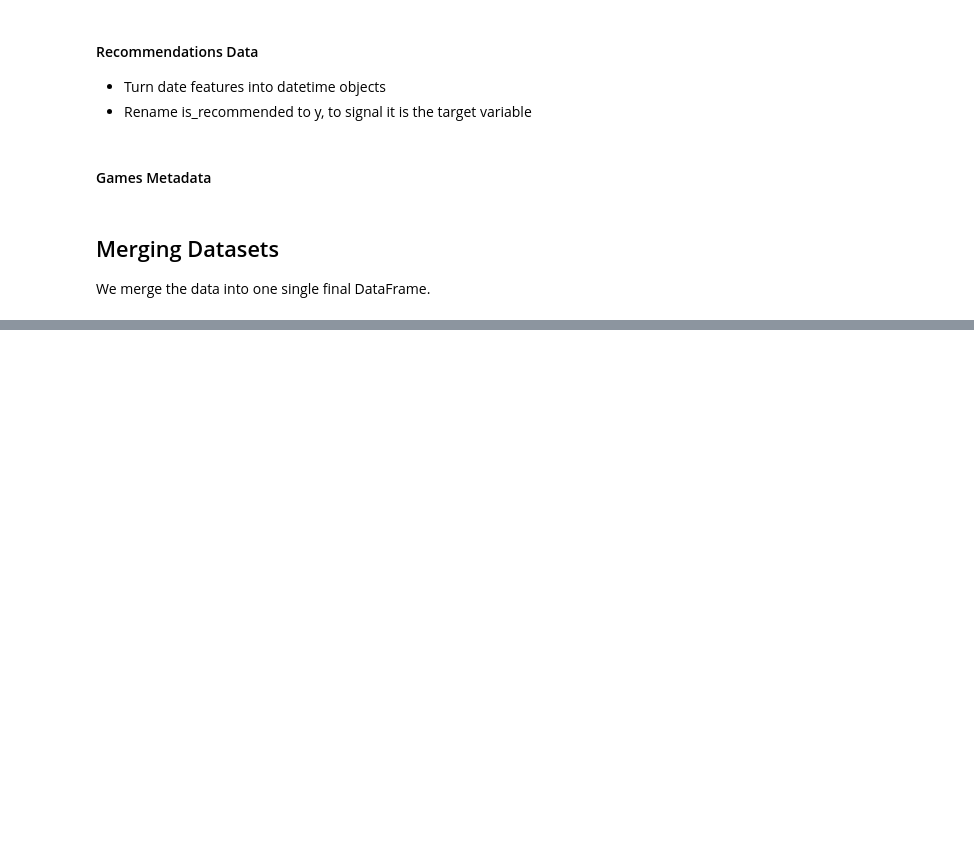
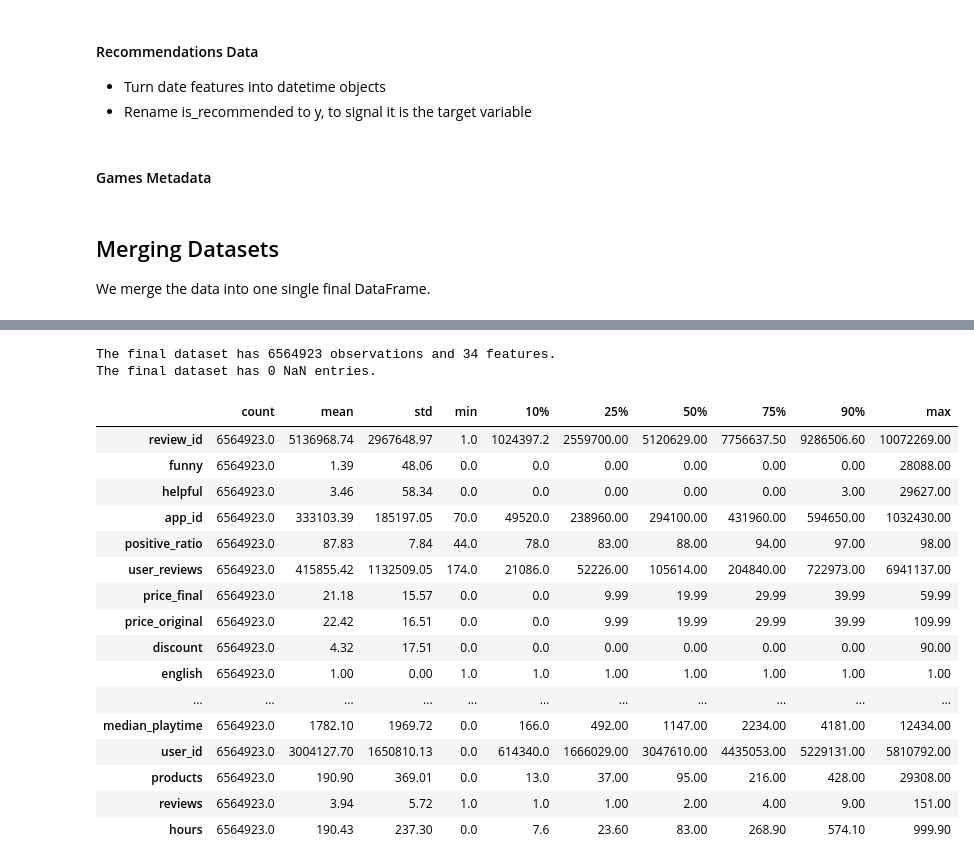
Before and after one commit to JohannesRahn/MachineLearningGroupProject, a Jupyter notebook: a_csv_creation.ipynb, the cells around one changed output, grey strips where cells are left out. Drawn from its saved outputs; the diff is of its cells as text; code cells hidden in the pictures; blank space fills up the shorter version.

```diff
--- a/a_csv_creation.ipynb
+++ b/a_csv_creation.ipynb
@@ -260,0 +283,13 @@ final_df = recs_df.merge(df_users, how="inner", on = "user_id")
+# %%
+# Rearrange Columns
+final_df = final_df.reindex(columns = ["review_id", "y", "date", "funny", "helpful",
+                                       "app_id", "title", "date_release", "rating",
+                                       "positive_ratio", "user_reviews", "win", "mac", "linux",
+                                       "price_final", "price_original", "discount", "description",
+                                       "tags", 'english', 'developer', 'publisher', 'required_age',
+                                       'genres', 'steamspy_tags','achievements', 'average_playtime',
+                                       'median_playtime', "owners", "steam_deck",
+                                       "user_id", "products", "reviews", "hours"])
+
+# Sort by Review ID
+final_df.sort_values(by=["review_id"], inplace = True)
@@ -260,0 +305,30 @@ final_df = recs_df.merge(df_users, how="inner", on = "user_id")
+# %%
+# Number of Observations and Features
+print(f"The final dataset has \033[1m{final_df.shape[0]} observations\033[0m and \033[1m{final_df.shape[1]} features.\033[0m")
+
+# Number of Missing Valyes
+print(f"The final dataset has \033[1m{final_df.isna().sum().sum()} NaN entries.\033[0m")
+# %% [output]
+The final dataset has 6564923 observations and 34 features.
+The final dataset has 0 NaN entries.
+# %%
+# General DataFrame Description
+final_df.describe(percentiles=[.1, .25, .5, .75, .9]).round(2).T
+# %% [output]
+|  | count | mean | std | min | 10% | 25% | 50% | 75% | 90% | max |
+| review_id | 6564923.0 | 5136968.74 | 2967648.97 | 1.0 | 1024397.2 | 2559700.00 | 5120629.00 | 7756637.50 | 9286506.60 | 10072269.00 |
+| funny | 6564923.0 | 1.39 | 48.06 | 0.0 | 0.0 | 0.00 | 0.00 | 0.00 | 0.00 | 28088.00 |
+| helpful | 6564923.0 | 3.46 | 58.34 | 0.0 | 0.0 | 0.00 | 0.00 | 0.00 | 3.00 | 29627.00 |
+| app_id | 6564923.0 | 333103.39 | 185197.05 | 70.0 | 49520.0 | 238960.00 | 294100.00 | 431960.00 | 594650.00 | 1032430.00 |
+| positive_ratio | 6564923.0 | 87.83 | 7.84 | 44.0 | 78.0 | 83.00 | 88.00 | 94.00 | 97.00 | 98.00 |
+| user_reviews | 6564923.0 | 415855.42 | 1132509.05 | 174.0 | 21086.0 | 52226.00 | 105614.00 | 204840.00 | 722973.00 | 6941137.00 |
+| price_final | 6564923.0 | 21.18 | 15.57 | 0.0 | 0.0 | 9.99 | 19.99 | 29.99 | 39.99 | 59.99 |
+| price_original | 6564923.0 | 22.42 | 16.51 | 0.0 | 0.0 | 9.99 | 19.99 | 29.99 | 39.99 | 109.99 |
+| discount | 6564923.0 | 4.32 | 17.51 | 0.0 | 0.0 | 0.00 | 0.00 | 0.00 | 0.00 | 90.00 |
+| english | 6564923.0 | 1.00 | 0.00 | 1.0 | 1.0 | 1.00 | 1.00 | 1.00 | 1.00 | 1.00 |
+| ... | ... | ... | ... | ... | ... | ... | ... | ... | ... | ... |
+| median_playtime | 6564923.0 | 1782.10 | 1969.72 | 0.0 | 166.0 | 492.00 | 1147.00 | 2234.00 | 4181.00 | 12434.00 |
+| user_id | 6564923.0 | 3004127.70 | 1650810.13 | 0.0 | 614340.0 | 1666029.00 | 3047610.00 | 4435053.00 | 5229131.00 | 5810792.00 |
+| products | 6564923.0 | 190.90 | 369.01 | 0.0 | 13.0 | 37.00 | 95.00 | 216.00 | 428.00 | 29308.00 |
+| reviews | 6564923.0 | 3.94 | 5.72 | 1.0 | 1.0 | 1.00 | 2.00 | 4.00 | 9.00 | 151.00 |
+| hours | 6564923.0 | 190.43 | 237.30 | 0.0 | 7.6 | 23.60 | 83.00 | 268.90 | 574.10 | 999.90 |
```
Also changed, not shown: parts of 8 cells of this notebook, 1 other file.
